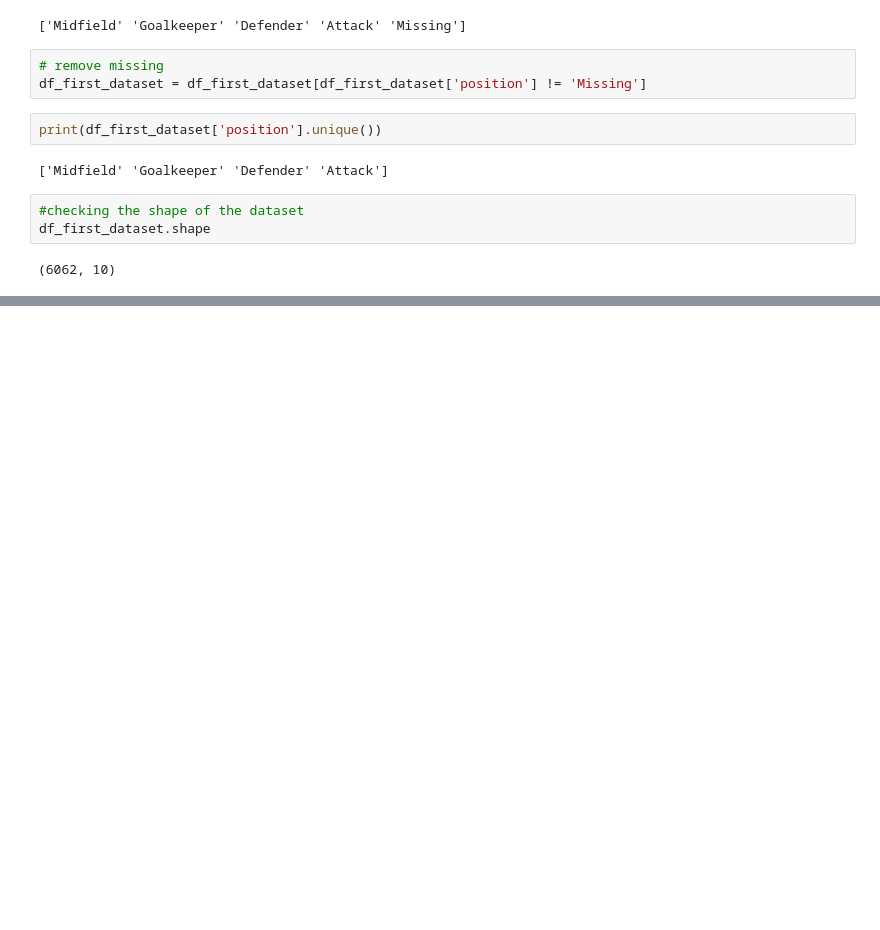
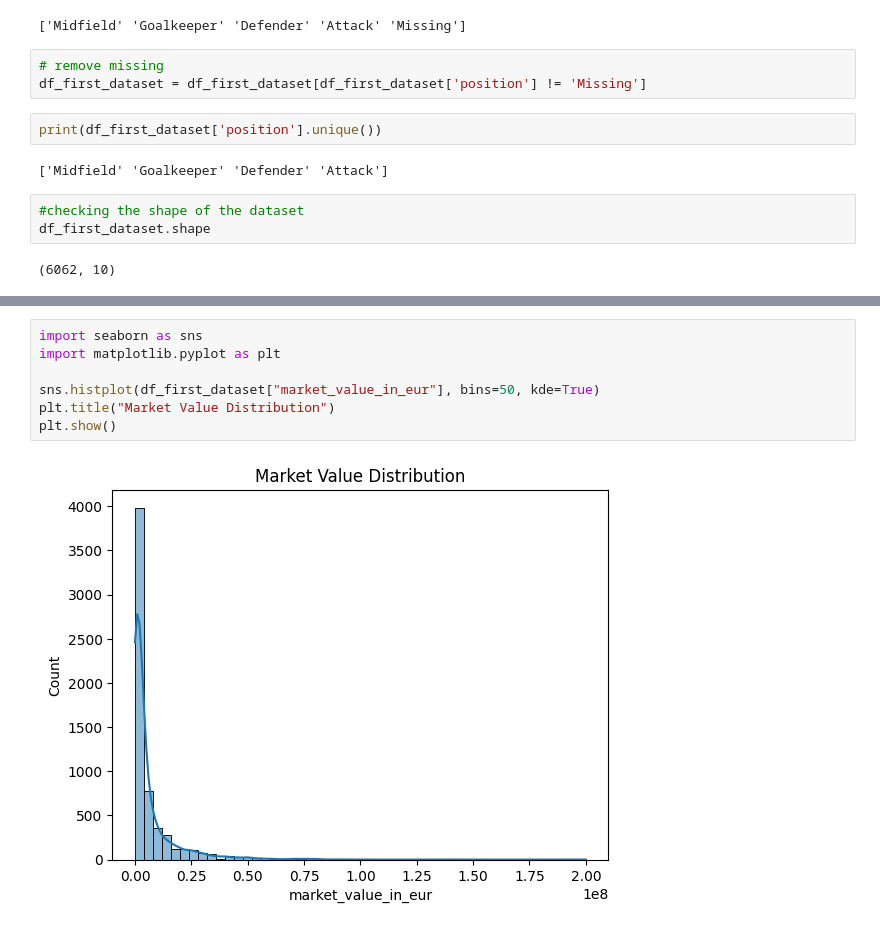
Before and after one commit to StinoNL/transfer_carrousel, a Jupyter notebook: backend/cleaned_datasets/Stijn_first_model.ipynb, the cells around one changed output, grey strips where cells are left out. Cells and saved outputs as stored; diff of their text form; blank space fills up the shorter version.

```diff
--- a/backend/cleaned_datasets/Stijn_first_model.ipynb
+++ b/backend/cleaned_datasets/Stijn_first_model.ipynb
@@ -73,0 +87,9 @@ y = df_first_dataset['market_value_in_eur']
+# %%
+import seaborn as sns
+import matplotlib.pyplot as plt
+
+sns.histplot(df_first_dataset["market_value_in_eur"], bins=50, kde=True)
+plt.title("Market Value Distribution")
+plt.show()
+# %% [output]
+[figure, added]
```
Also changed, not shown: parts of 13 cells of this notebook.
